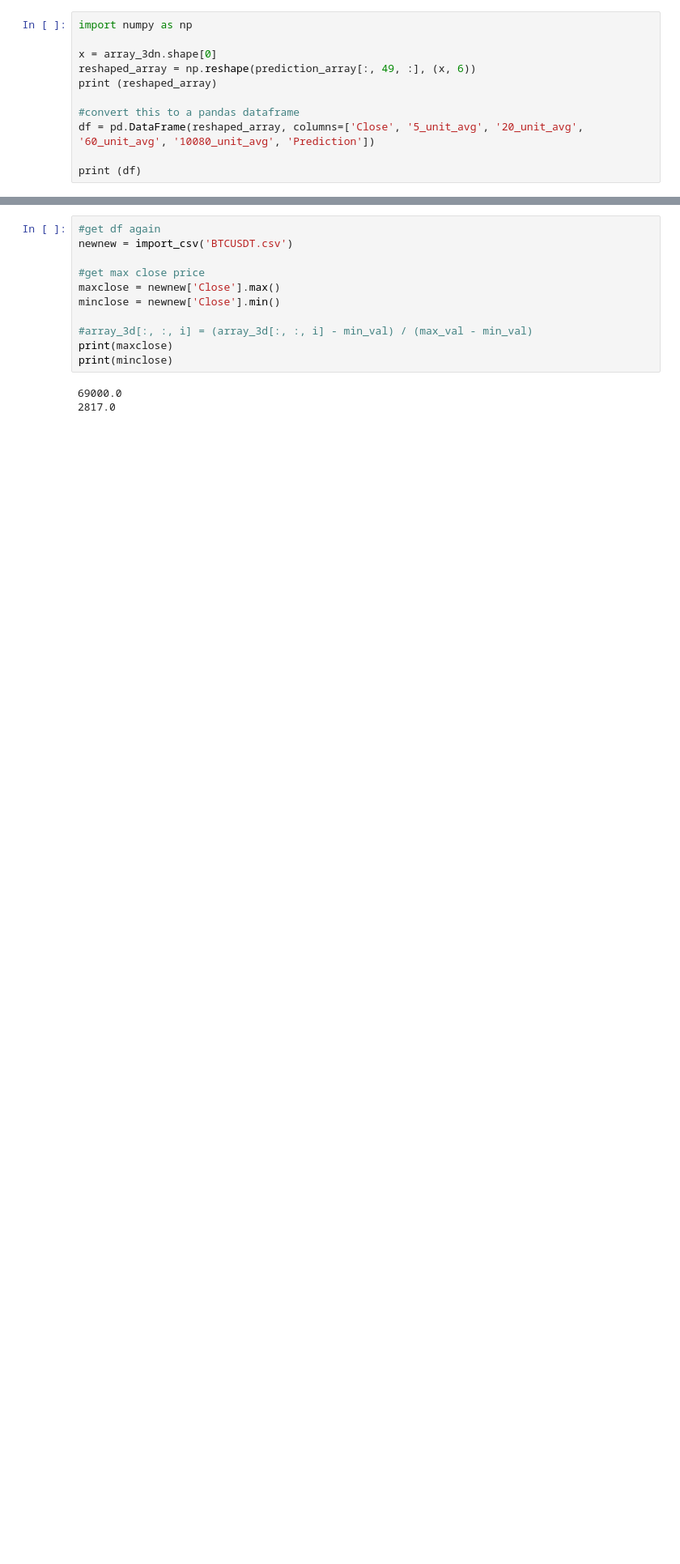
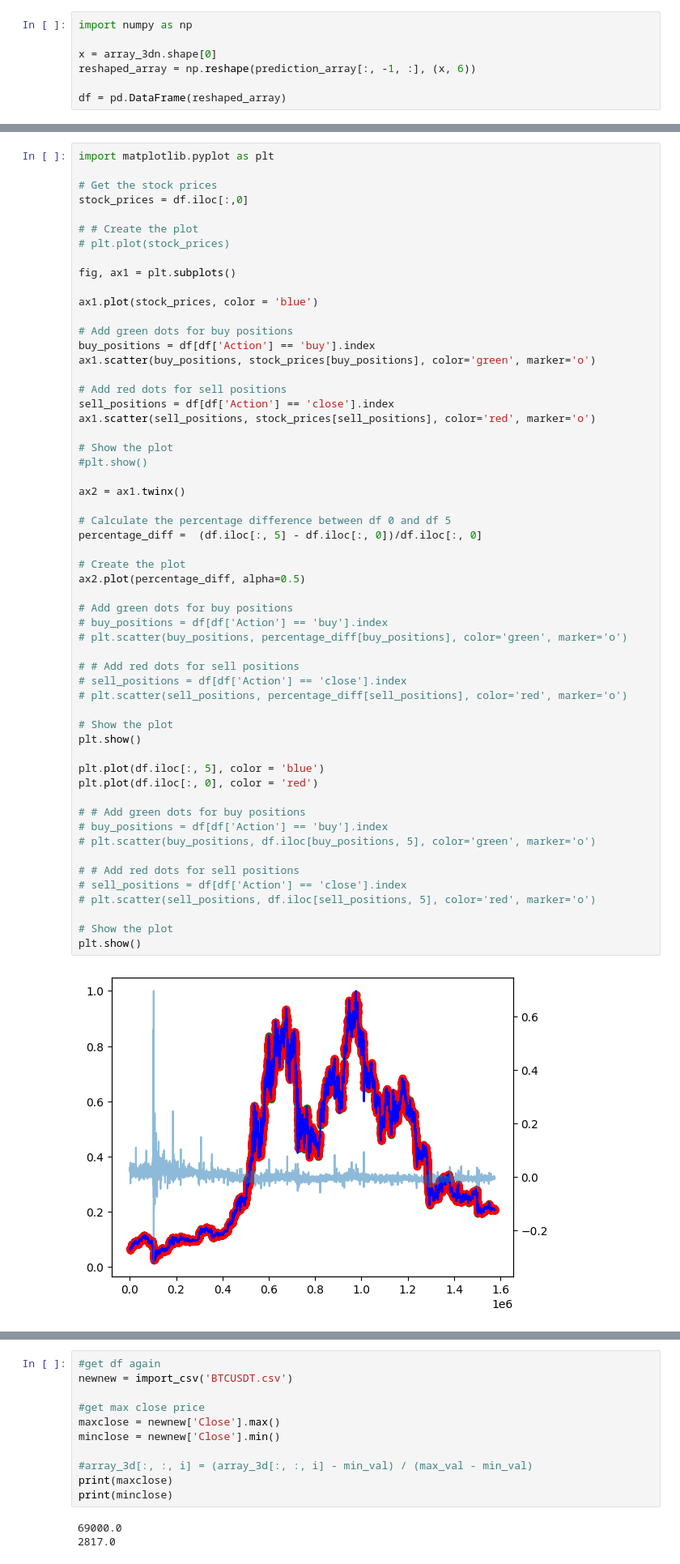
Before and after one commit to isaachamann01/Project-TW, a Jupyter notebook: backtesting.ipynb, the cells around one changed output, grey strips where cells are left out. Shown at 81% size. Cells and saved outputs as stored; diff of their text form; blank space fills up the shorter version.

```diff
--- a/backtesting.ipynb
+++ b/backtesting.ipynb
@@ -200,10 +209,6 @@ for i in range(array_3dn.shape[0]):
 import numpy as np
 
 x = array_3dn.shape[0]
-reshaped_array = np.reshape(prediction_array[:, 49, :], (x, 6))
-print (reshaped_array)
+reshaped_array = np.reshape(prediction_array[:, -1, :], (x, 6))
 
-#convert this to a pandas dataframe
-df = pd.DataFrame(reshaped_array, columns=['Close', '5_unit_avg', '20_unit_avg', '60_unit_avg', '10080_unit_avg', 'Prediction'])
-
-print (df)
+df = pd.DataFrame(reshaped_array)
@@ -276,0 +273,58 @@ plt.show()
+# %%
+import matplotlib.pyplot as plt
+
+# Get the stock prices
+stock_prices = df.iloc[:,0]
+
+# # Create the plot
+# plt.plot(stock_prices)
+
+fig, ax1 = plt.subplots()
+
+ax1.plot(stock_prices, color = 'blue')
+
+# Add green dots for buy positions
+buy_positions = df[df['Action'] == 'buy'].index
+ax1.scatter(buy_positions, stock_prices[buy_positions], color='green', marker='o')
+
+# Add red dots for sell positions
+sell_positions = df[df['Action'] == 'close'].index
+ax1.scatter(sell_positions, stock_prices[sell_positions], color='red', marker='o')
+
+# Show the plot
+#plt.show()
+
+ax2 = ax1.twinx()
+
+# Calculate the percentage difference between df 0 and df 5
+percentage_diff =  (df.iloc[:, 5] - df.iloc[:, 0])/df.iloc[:, 0]
+
+# Create the plot
+ax2.plot(percentage_diff, alpha=0.5)
+
+# Add green dots for buy positions
+# buy_positions = df[df['Action'] == 'buy'].index
+# plt.scatter(buy_positions, percentage_diff[buy_positions], color='green', marker='o')
+
+# # Add red dots for sell positions
+# sell_positions = df[df['Action'] == 'close'].index
+# plt.scatter(sell_positions, percentage_diff[sell_positions], color='red', marker='o')
+
+# Show the plot
+plt.show()
+
+plt.plot(df.iloc[:, 5], color = 'blue')
+plt.plot(df.iloc[:, 0], color = 'red')
+
+# # Add green dots for buy positions
+# buy_positions = df[df['Action'] == 'buy'].index
+# plt.scatter(buy_positions, df.iloc[buy_positions, 5], color='green', marker='o')
+
+# # Add red dots for sell positions
+# sell_positions = df[df['Action'] == 'close'].index
+# plt.scatter(sell_positions, df.iloc[sell_positions, 5], color='red', marker='o')
+
+# Show the plot
+plt.show()
+# %% [output]
+[figure, added]
```
Also changed, not shown: parts of 9 cells of this notebook, 3 other files.
